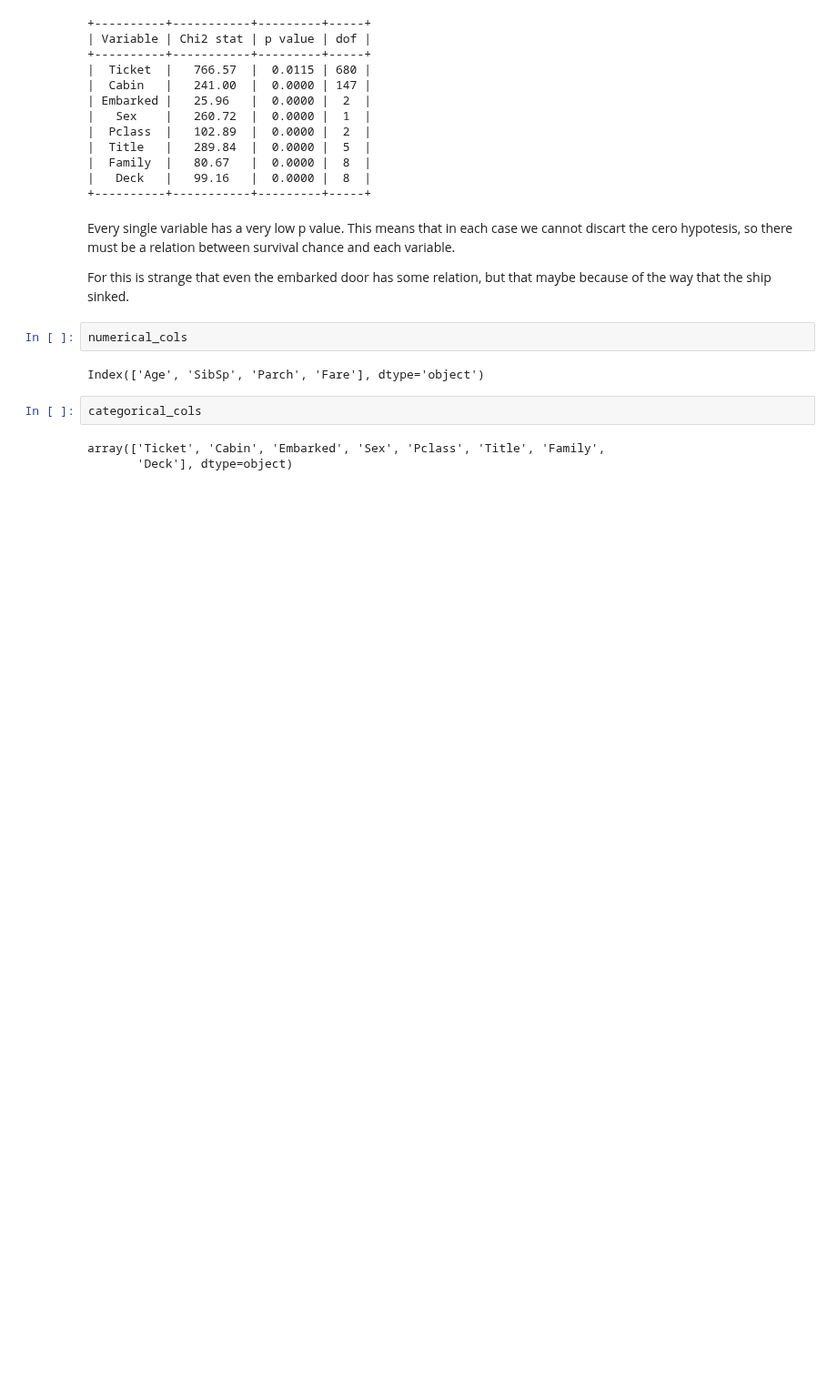
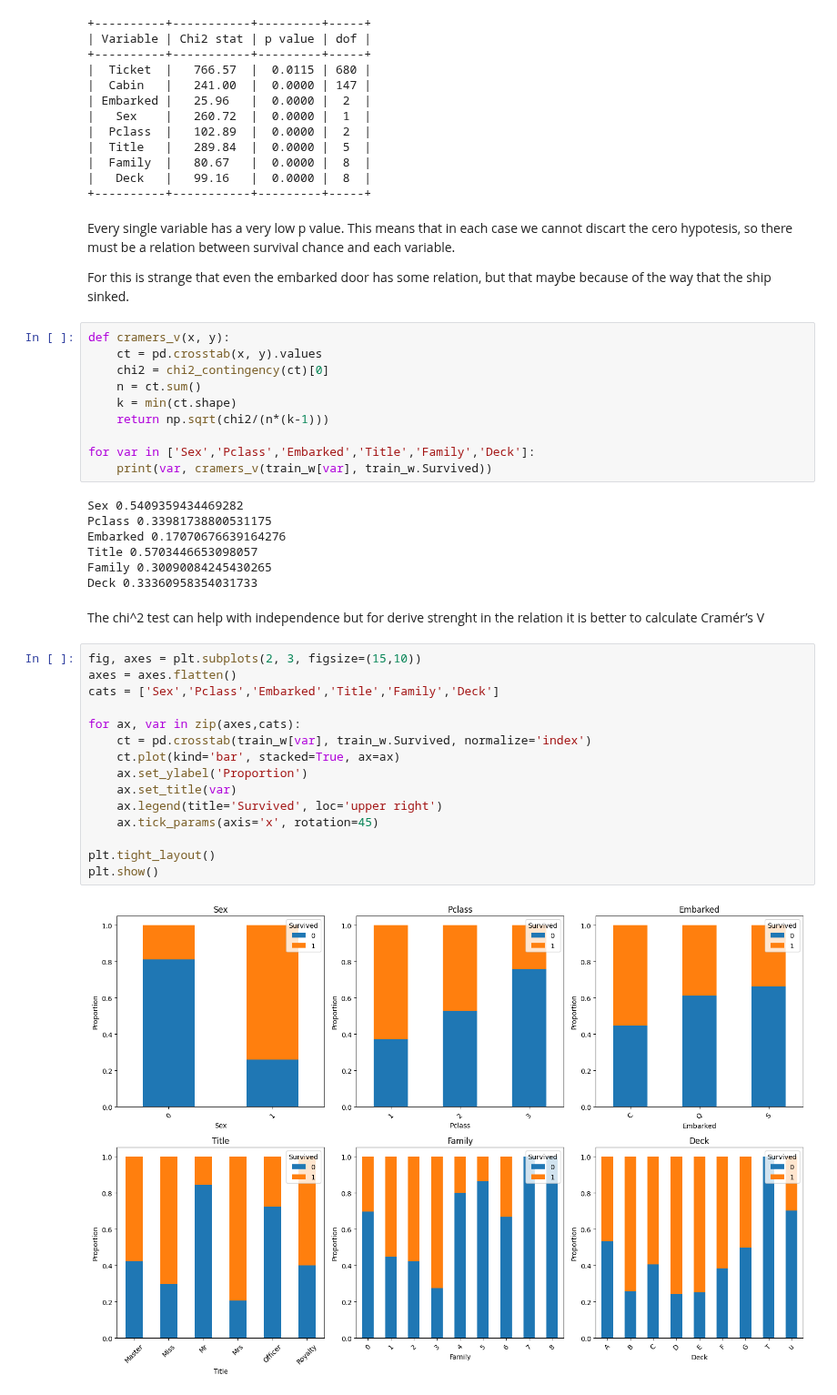
Before and after one commit to IngElecPuc/KaggleChallenges, a Jupyter notebook: titanic/titanic_eda.ipynb, the cells around one changed output. Shown at 91% size. Cells and saved outputs as stored; diff of their text form; blank space fills up the shorter version.

Commit message:
Bivariate analysis, categorical and conclusions

```diff
--- a/titanic/titanic_eda.ipynb
+++ b/titanic/titanic_eda.ipynb
@@ -533,12 +535,39 @@ print(table)
 Every single variable has a very low p value. This means that in each case we cannot discart the cero hypotesis, so there must be a relation between survival chance and each variable.
 
 For this is strange that even the embarked door has some relation, but that maybe because of the way that the ship sinked.
-# %%
-numerical_cols
-# %% [output]
-Index(['Age', 'SibSp', 'Parch', 'Fare'], dtype='object')
-# %%
-categorical_cols
-# %% [output]
-array(['Ticket', 'Cabin', 'Embarked', 'Sex', 'Pclass', 'Title', 'Family',
-       'Deck'], dtype=object)
+# %%
+def cramers_v(x, y):
+    ct = pd.crosstab(x, y).values
+    chi2 = chi2_contingency(ct)[0]
+    n = ct.sum()
+    k = min(ct.shape)
+    return np.sqrt(chi2/(n*(k-1)))
+
+for var in ['Sex','Pclass','Embarked','Title','Family','Deck']:
+    print(var, cramers_v(train_w[var], train_w.Survived))
+# %% [output]
+Sex 0.5409359434469282
+Pclass 0.33981738800531175
+Embarked 0.17070676639164276
+Title 0.5703446653098057
+Family 0.30090084245430265
+Deck 0.33360958354031733
+# %% [markdown]
+The chi^2 test can help with independence but for derive strenght in the relation it is better to calculate Cramér’s V
+# %%
+fig, axes = plt.subplots(2, 3, figsize=(15,10))
+axes = axes.flatten()
+cats = ['Sex','Pclass','Embarked','Title','Family','Deck']
+
+for ax, var in zip(axes,cats):
+    ct = pd.crosstab(train_w[var], train_w.Survived, normalize='index')
+    ct.plot(kind='bar', stacked=True, ax=ax)
+    ax.set_ylabel('Proportion')
+    ax.set_title(var)
+    ax.legend(title='Survived', loc='upper right')
+    ax.tick_params(axis='x', rotation=45)
+
+plt.tight_layout()
+plt.show()
+# %% [output]
+[figure, added]
```
Also changed, not shown: parts of 11 cells of this notebook.
